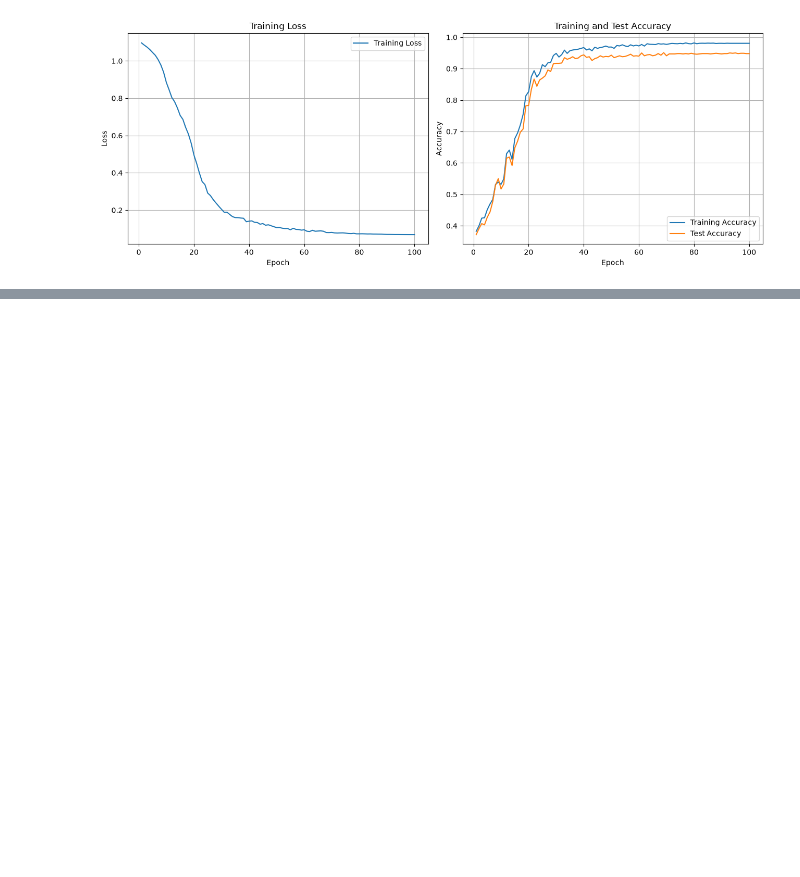
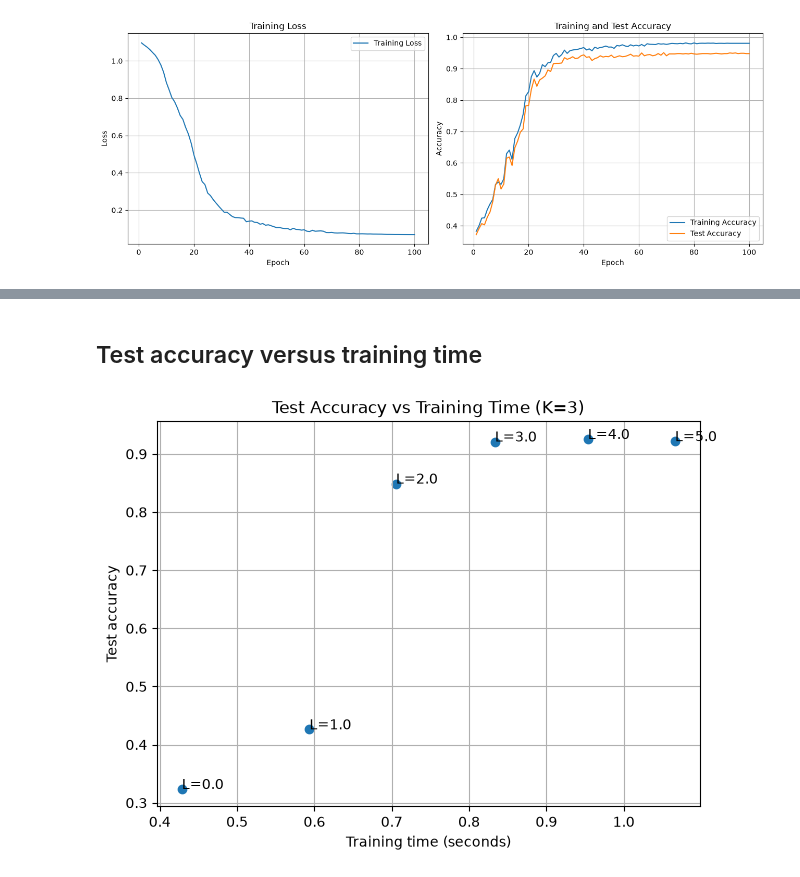
Before and after one commit to Ashishlamichhane4/Scientific_Computing, a Jupyter notebook: Classification_using_pytorch/exe3.ipynb, the cells around one changed output, grey strips where cells are left out. Cells and saved outputs as stored; diff of their text form; code cells hidden in the pictures; blank space fills up the shorter version.

```diff
--- a/Classification_using_pytorch/exe3.ipynb
+++ b/Classification_using_pytorch/exe3.ipynb
@@ -412,3 +413,12 @@ plt.tight_layout()
 plt.show()
 # %% [output]
 [figure]
+# %%
+WIDTH = 16
+EPOCHS = 100
+LEARNING_RATE = 0.01
+BATCH_SIZE = 128
+TARGET_ACC = 0.90
+
+SEEDS = [10, 20, 30]
+DEPTHS = range(6)
@@ -414,0 +599,23 @@ plt.show()
+# %% [markdown]
+## Test accuracy versus training time
+# %%
+plt.figure(figsize=(7, 5))
+
+plt.scatter(
+    summary_K3["training_time_mean"],
+    summary_K3["test_accuracy_mean"]
+)
+
+for _, row in summary_K3.iterrows():
+    plt.annotate(
+        f"L={row['L']}",
+        (row["training_time_mean"], row["test_accuracy_mean"])
+    )
+
+plt.xlabel("Training time (seconds)")
+plt.ylabel("Test accuracy")
+plt.title("Test Accuracy vs Training Time (K=3)")
+plt.grid(True)
+plt.show()
+# %% [output]
+[figure, added]
```
Also changed, not shown: parts of 12 cells of this notebook.
